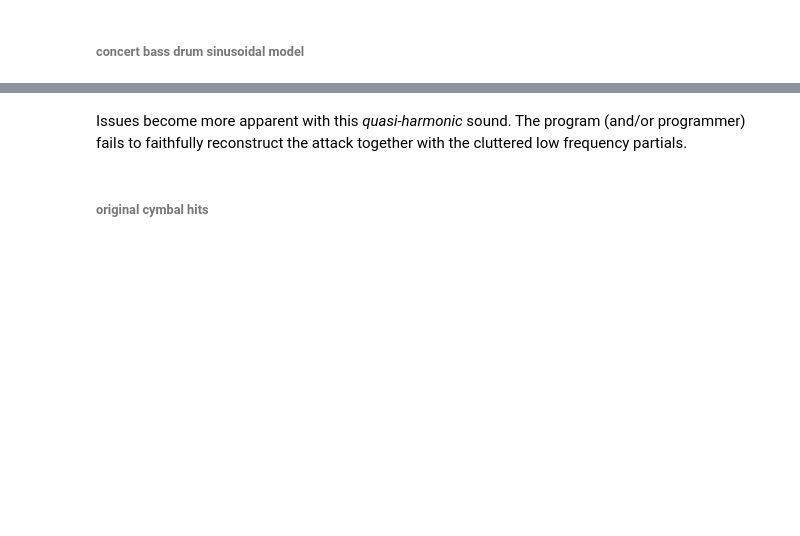
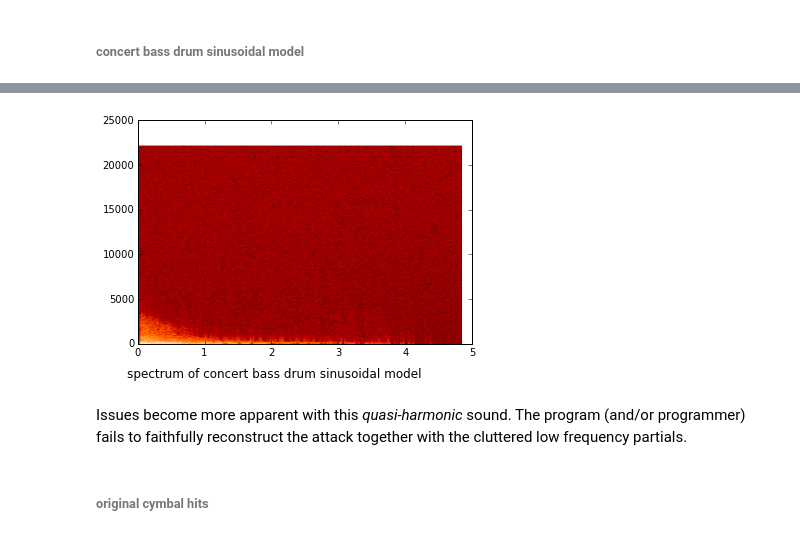
Before and after one commit to matzewagner/python, a Jupyter notebook: 201A_Final_Project.ipynb, the cells around one changed output, grey strips where cells are left out. Saved outputs shown, nothing was run; the diff lists cells and outputs as text; code cells hidden in the pictures; blank space fills up the shorter version.

```diff
--- a/201A_Final_Project.ipynb
+++ b/201A_Final_Project.ipynb
@@ -92,6 +113,13 @@ h3 = HTML("""<iframe width="30%" height="100" scrolling="no" frameborder="no" sr
 display(h3)
 # %% [output]
 [interactive output not drawn]
+# %%
+sr, sample4 = wavfile.read('BDr_synth.wav')
+Pxx, freqs, bins, im = specgram(sample4, 1024, Fs=sr, noverlap=1, cmap=cm.gist_heat)
+figtext(0.1, 0.01, 'spectrum of concert bass drum sinusoidal model', fontsize=12)
+show()
+# %% [output]
+[figure, added]
 # %% [markdown]
 Issues become more apparent with this *quasi-harmonic* sound. The program (and/or programmer) fails to faithfully reconstruct the attack together with the cluttered low frequency partials.
 # %% [markdown]
```
Also changed, not shown: parts of 26 cells of this notebook.
